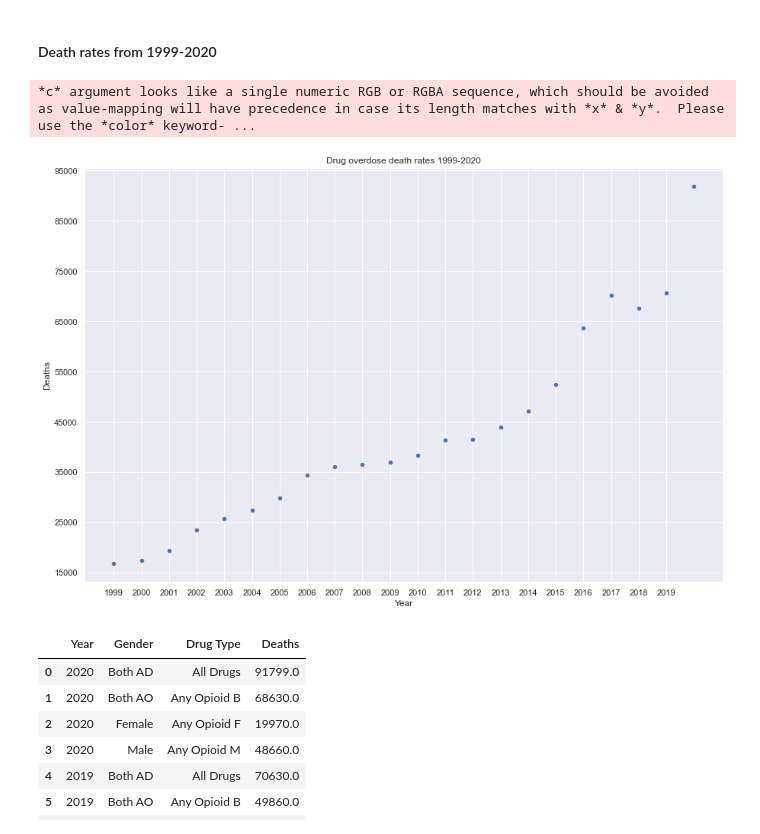
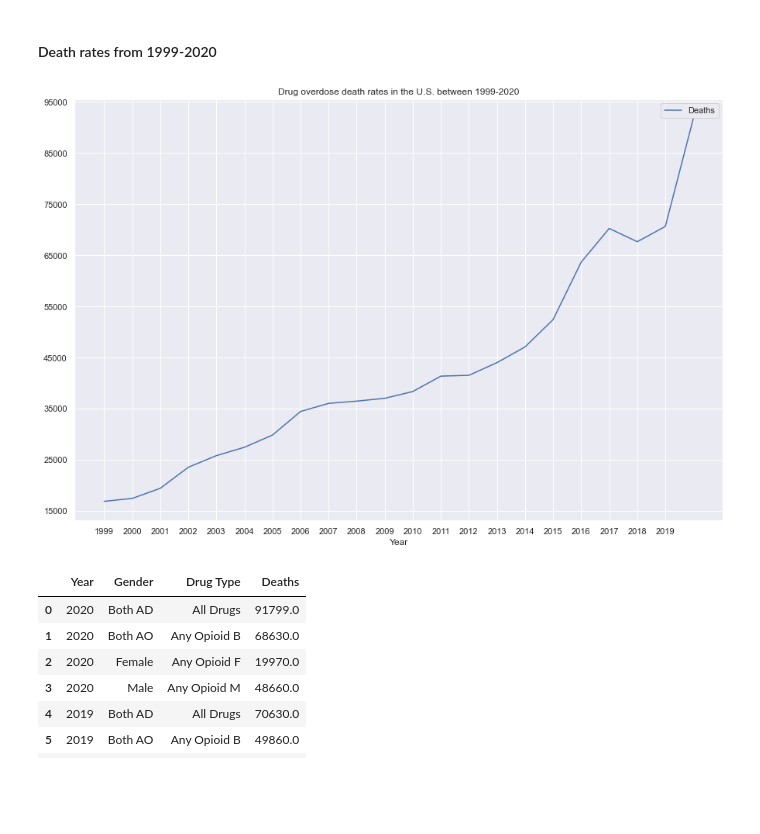
Before and after one commit to molly-rusk/DeathsbyDrugOverdoseinTheUS, a Jupyter notebook: Capstone_Notebook.ipynb, the cells around one changed output. Saved outputs shown, nothing was run; the diff lists cells and outputs as text; code cells hidden in the pictures; blank space fills up the shorter version.

Commit message:
changed graphs

```diff
--- a/Capstone_Notebook.ipynb
+++ b/Capstone_Notebook.ipynb
@@ -593,17 +597,16 @@ plt.title('Number of drug overdose deaths in Arizona from 2018-2019');
 # %% [markdown]
 #### Death rates from 1999-2020
 # %%
-deathstimeline.plot.scatter(x='Year', y='Deaths', figsize=(15,10));
+deathstimeline.plot.line(x='Year', y='Deaths', figsize=(15,10));
 a = [1999,2005,2010,2015,2020]
 b = [15000,25000,35000,50000,6000,75000,100000]
 x_ticks = np.arange(1999,2020,1)
 plt.xticks(x_ticks);
 y_ticks = np.arange(15000,100000,10000);
 plt.yticks(y_ticks);
-plt.title('Drug overdose death rates 1999-2020');
+plt.title('Drug overdose death rates in the U.S. between 1999-2020');
 # %% [output]
-*c* argument looks like a single numeric RGB or RGBA sequence, which should be avoided as value-mapping will have precedence in case its length matches with *x* & *y*.  Please use the *color* keyword- ...
-[figure, old version]
+[figure, new version]
 # %%
 opioidtimeline.head(10)
 # %% [output]
```
Also changed, not shown: parts of 5 cells of this notebook.
